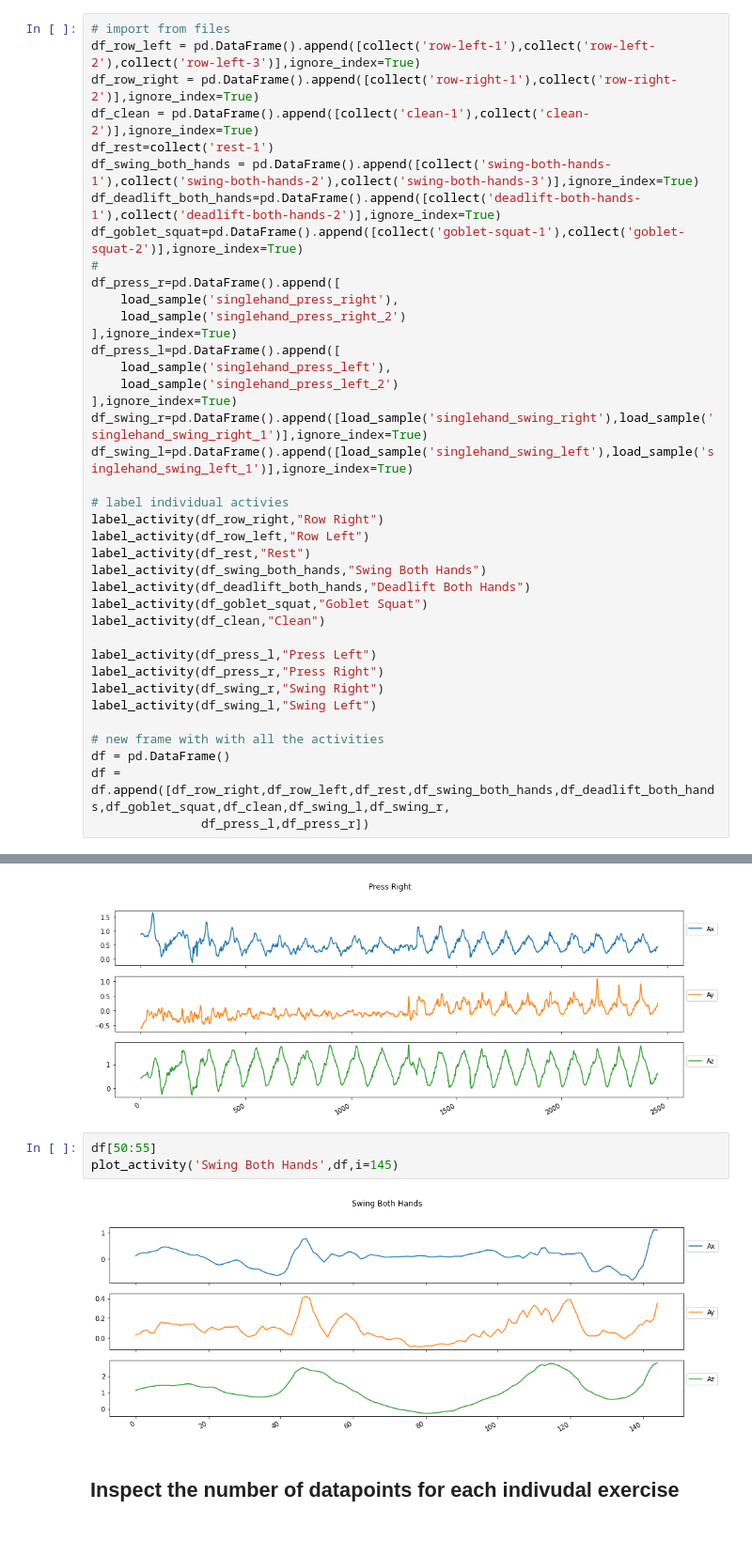
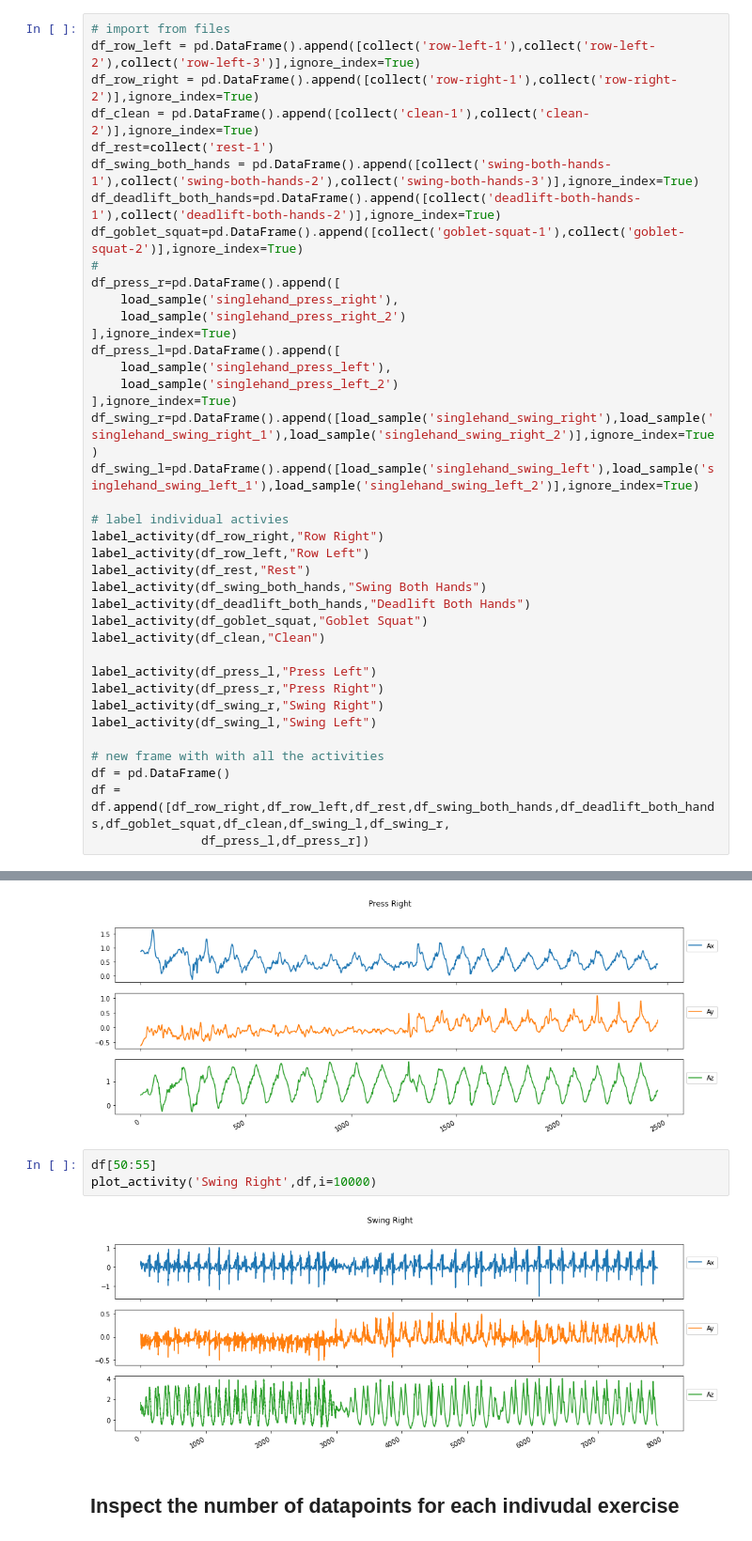
Before and after one commit to nikitaignatov/kettlebox, a Jupyter notebook: ml/kettlebell_tensorflow_mode.ipynb, the cells around one changed output, grey strips where cells are left out. Shown at 94% size. Cells and saved outputs as stored; diff of their text form.

Commit message:
updated swing data

```diff
--- a/ml/kettlebell_tensorflow_mode.ipynb
+++ b/ml/kettlebell_tensorflow_mode.ipynb
@@ -159,8 +159,8 @@ df_press_l=pd.DataFrame().append([
     load_sample('singlehand_press_left'),
     load_sample('singlehand_press_left_2')
 ],ignore_index=True)
-df_swing_r=pd.DataFrame().append([load_sample('singlehand_swing_right'),load_sample('singlehand_swing_right_1')],ignore_index=True)
-df_swing_l=pd.DataFrame().append([load_sample('singlehand_swing_left'),load_sample('singlehand_swing_left_1')],ignore_index=True)
+df_swing_r=pd.DataFrame().append([load_sample('singlehand_swing_right'),load_sample('singlehand_swing_right_1'),load_sample('singlehand_swing_right_2')],ignore_index=True)
+df_swing_l=pd.DataFrame().append([load_sample('singlehand_swing_left'),load_sample('singlehand_swing_left_1'),load_sample('singlehand_swing_left_2')],ignore_index=True)
 
 # label individual activies
 label_activity(df_row_right,"Row Right")
@@ -186,9 +186,9 @@ plot_activity('Press Right',df,i=9000)
 [figure]
 # %%
 df[50:55]
-plot_activity('Swing Both Hands',df,i=145)
+plot_activity('Swing Right',df,i=10000)
 # %% [output]
-[figure, old version]
+[figure, new version]
 # %% [markdown]
 ## Inspect the number of datapoints for each indivudal exercise
 # %%
```
Also changed, not shown: parts of 8 cells of this notebook, 3 other files.
